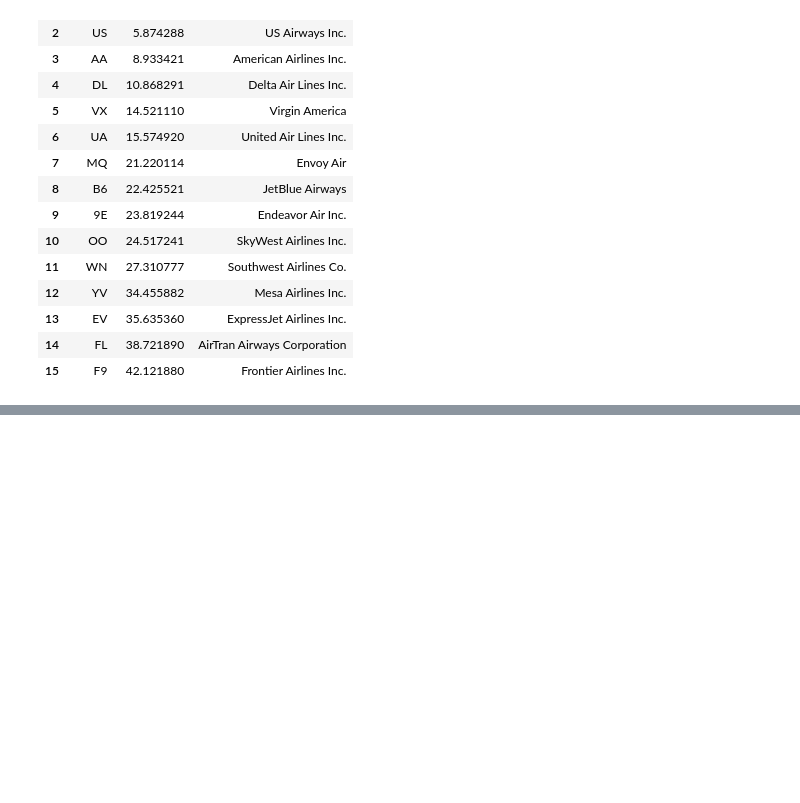
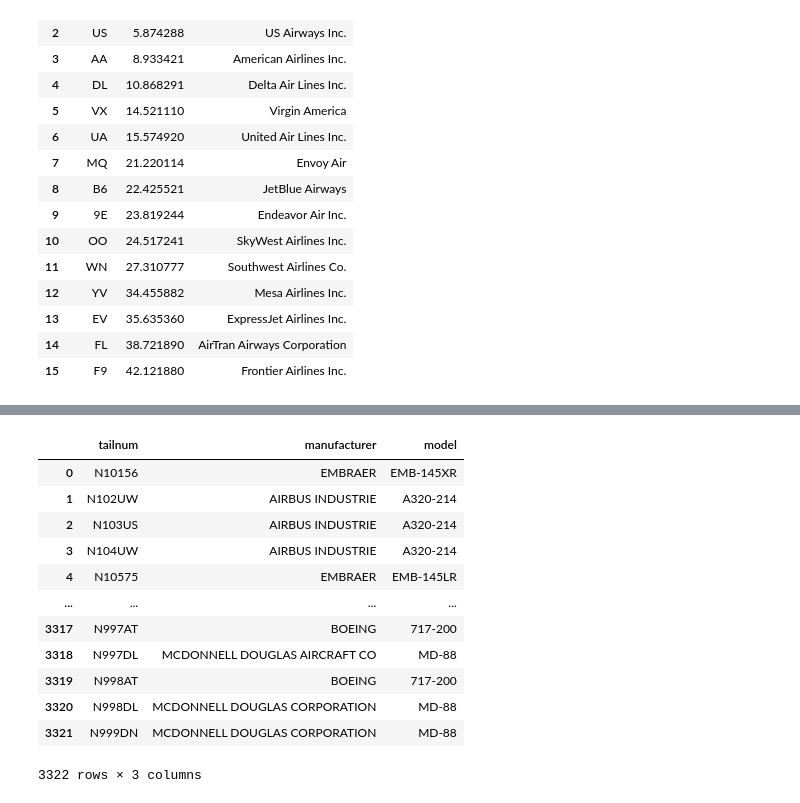
Before and after one commit to Abhishekmengi/Python-Revision, a Jupyter notebook: Manipulation Dataset.ipynb, the cells around one changed output, grey strips where cells are left out. Cells and saved outputs as stored; diff of their text form; code cells hidden in the pictures; blank space fills up the shorter version.

```diff
--- a/Manipulation Dataset.ipynb
+++ b/Manipulation Dataset.ipynb
@@ -260,0 +431,16 @@ pd.merge(table1,airlines,how='left')
+# %%
+planes[['tailnum','manufacturer','model']]
+# %% [output]
+|  | tailnum | manufacturer | model |
+| 0 | N10156 | EMBRAER | EMB-145XR |
+| 1 | N102UW | AIRBUS INDUSTRIE | A320-214 |
+| 2 | N103US | AIRBUS INDUSTRIE | A320-214 |
+| 3 | N104UW | AIRBUS INDUSTRIE | A320-214 |
+| 4 | N10575 | EMBRAER | EMB-145LR |
+| ... | ... | ... | ... |
+| 3317 | N997AT | BOEING | 717-200 |
+| 3318 | N997DL | MCDONNELL DOUGLAS AIRCRAFT CO | MD-88 |
+| 3319 | N998AT | BOEING | 717-200 |
+| 3320 | N998DL | MCDONNELL DOUGLAS CORPORATION | MD-88 |
+| 3321 | N999DN | MCDONNELL DOUGLAS CORPORATION | MD-88 |
+3322 rows × 3 columns
```
Also changed, not shown: parts of 17 cells of this notebook.
